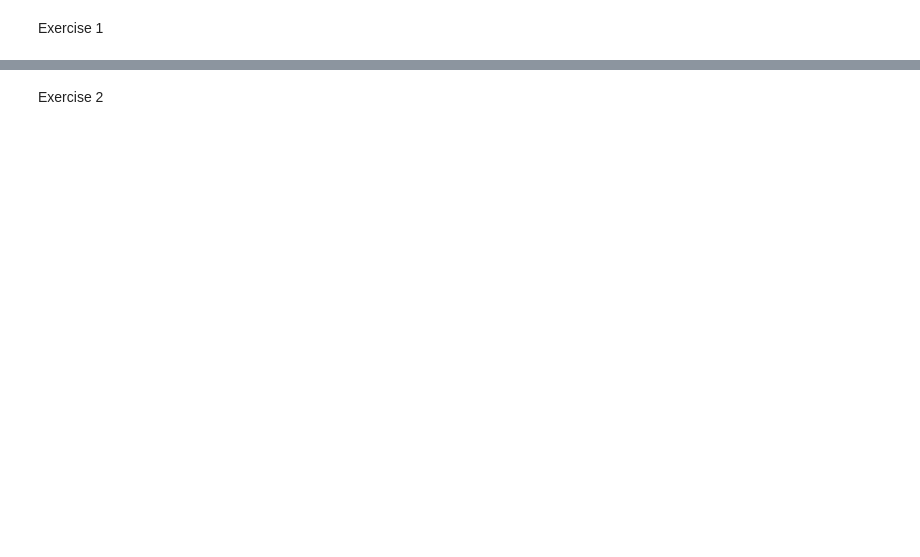
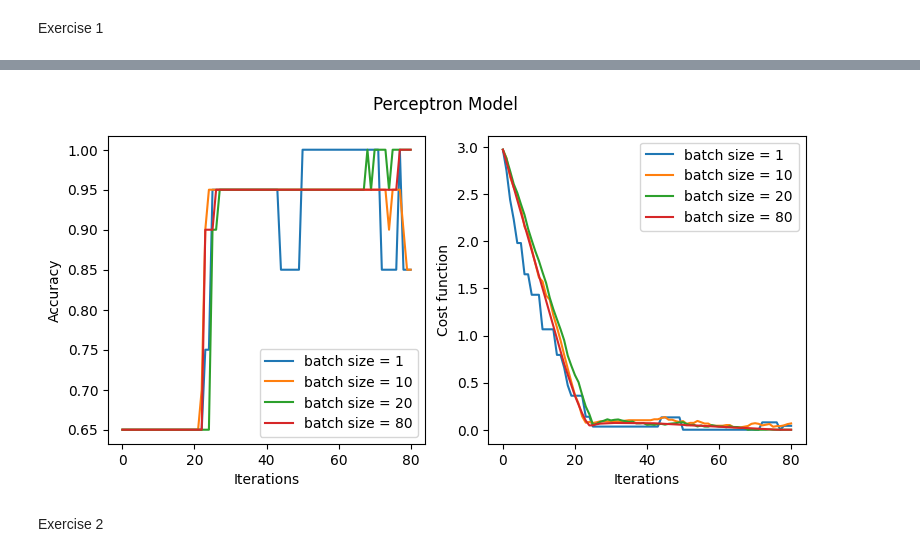
Before and after one commit to AdrZx/ADS2002-fyan0039, a Jupyter notebook: W6_Notebook.ipynb, the cells around one changed output, grey strips where cells are left out. Drawn from its saved outputs; the diff is of its cells as text; code cells hidden in the pictures; blank space fills up the shorter version.

```diff
--- a/W6_Notebook.ipynb
+++ b/W6_Notebook.ipynb
@@ -86,0 +52,16 @@ Testing score is 0.564
+# %%
+import numpy as np
+import matplotlib.pyplot as plt
+
+def gradient_descent(gradient, start, learn_rate, n_iter=50, tolerance=1.e-6):
+    '''Implements standard gradient descent'''
+    vector = start
+    for n in range(n_iter):
+        # calculate the gradient vector and the magnitude of the change in the vector
+        diff = -learn_rate * gradient(vector)
+        # if this is sufficiently small, exit the calculation
+        if np.sum(np.abs(diff)) <= tolerance:
+            break
+        # otherwise, update the vector
+        vector = vector+diff
+    return vector
@@ -87,2 +89,41 @@ Testing score is 0.564
+# %%
+# compare Gradient Descent (full batch) and Stochastic Gradient Descent (batch_size=1)
+# for the Pertceptron model using a learning rate of 0.01
+
+# set the learning rate
+eta = 0.01
+(l,m) = X_train.shape
+f, (ax1, ax2) = plt.subplots(1, 2, figsize=(9,4))
+# create a random initialization of the weights to use for both calculations
+wp0 = np.random.rand(3)
+for bs in [1, 10, 20, 80]: #bs=1 -> SGD, bs=l -> GD
+    wp = wp0
+    # calculate the accurary and cost function for the test set
+    Y_pred = np.heaviside(wp[0]+X_test[:,0:2]@wp[1:], 0.5);
+    acc = accuracy_score(Y_pred, Y_test)
+    Acc = [acc]
+    TeCF = [PCF(wp, X_test, Y_test)]
+    # create a gradient function which uses the given batch size
+    PCFG = lambda a: PCF_grad(a, X_train, Y_train, batch_size=bs)
+    for n in range(80):
+        # do one iteration of gradient descent and update the weights
+        wp = gradient_descent(PCFG, wp, eta, n_iter=1)
+        # calculate the accurary and cost function for the test set
+        Y_pred = np.heaviside(wp[0]+X_test[:,0:2]@wp[1:], 0.5);
+        acc = accuracy_score(Y_pred, Y_test)
+        TeCF.append(PCF(wp, X_test, Y_test))
+        Acc.append(acc)
+
+    # plot the accuracy and cost function
+    ax1.plot(Acc, label="batch size = {:g}".format(bs))
+    ax2.plot(TeCF, label="batch size = {:g}".format(bs))
+
+ax1.legend();
+ax1.set(xlabel='Iterations', ylabel='Accuracy')
+ax2.legend();
+ax2.set(xlabel='Iterations', ylabel='Cost function')
+plt.suptitle('Perceptron Model');
+# %% [output]
+[figure, added]
 # %% [markdown]
 Exercise 2
```
Also changed, not shown: parts of 25 cells of this notebook.
